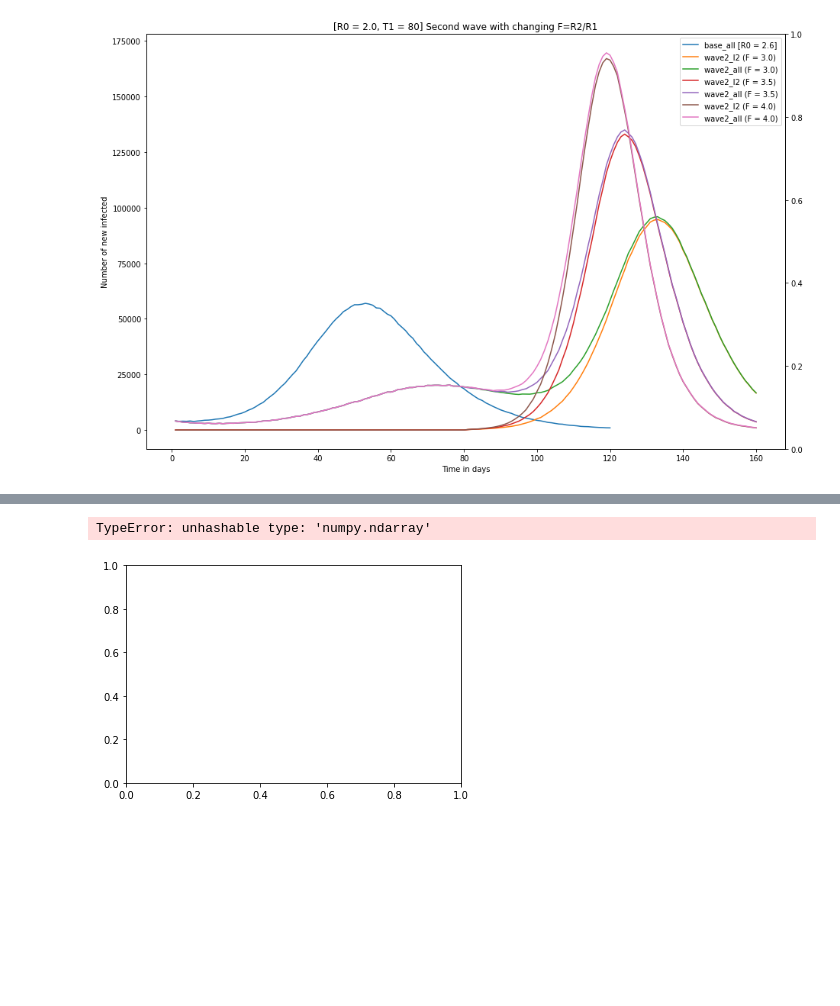
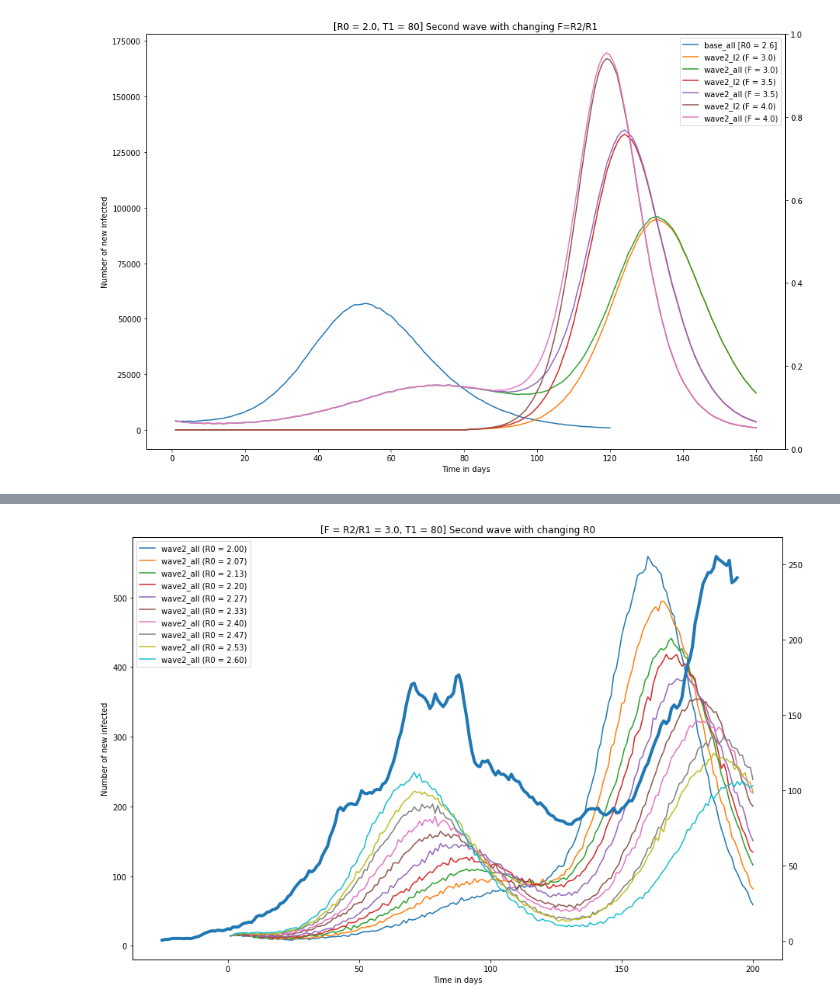
Before and after one commit to kolokcse/covid19-santiago, a Jupyter notebook: code/hun_codes/scripts/plot_sims.ipynb, the cells around one changed output, grey strips where cells are left out. Drawn from its saved outputs; the diff is of its cells as text; code cells hidden in the pictures; blank space fills up the shorter version.

```diff
--- a/code/hun_codes/scripts/plot_sims.ipynb
+++ b/code/hun_codes/scripts/plot_sims.ipynb
@@ -386,5 +381,25 @@ len(all_death[181:])
-# %%
-plt.plot(range(len(all_death[181:])), all_death[181:])
-# %% [output]
-TypeError: unhashable type: 'numpy.ndarray'
-[figure, removed]
+# %%
+fig, axs = plt.subplots(1,1,figsize=(15,10))
+ax = axs
+
+measure = "second_wave/second_T1:100_F:2.5_s:0.25"
+for i,F in enumerate(np.linspace(2.0, 2.6, 10)):
+
+    death, Is, Is2 = get_inf_curve(f"../../output/{measure}/{i}.txt", death = death_ratio*10)
+    x = np.array(list(range(1, len(death)+1)))
+    #ax.plot(x, Is2, label=f"wave2_I2 (F = {F:.2f})")
+    #ax.plot(x, Is+Is2, label=f"wave2_all (F = {F:.2f})")
+    ax.plot(x, death, label=f"wave2_all (R0 = {F:.2f})")
+
+x = np.array(range(-25, 220-25))
+ax2 = ax.twinx()
+death_orig = np.array(all_death[181:181+220]["Hétnapos mozgóátlag"])
+lns1 = ax2.plot(x, death_orig[:len(x)], label="Deaths", linewidth=4)
+
+ax.legend()
+ax.set_xlabel("Time in days")
+ax.set_ylabel("Number of new infected")
+ax.set_title("[F = R2/R1 = 3.0, T1 = 80] Second wave with changing R0")
+plt.show()
+# %% [output]
+[figure, added]
```
Also changed, not shown: parts of 21 cells of this notebook, 4 other files.
